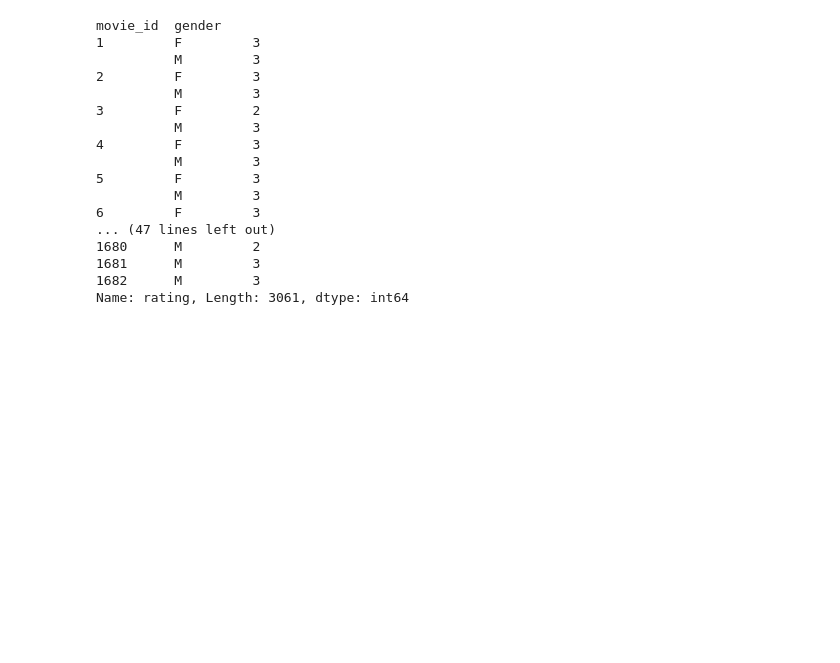
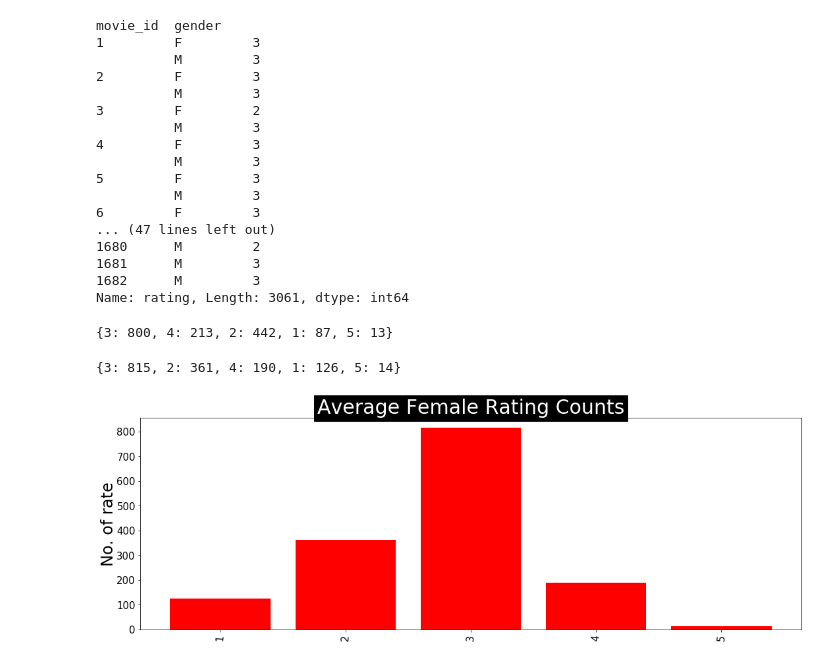
Before and after one commit to RonShmul/eCommerce, a Jupyter notebook: exercise1.ipynb, the cells around one changed output. Cells and saved outputs as stored; diff of their text form; code cells hidden in the pictures; blank space fills up the shorter version.

```diff
--- a/exercise1.ipynb
+++ b/exercise1.ipynb
@@ -83,3 +68,33 @@ movie_id  gender
 1681      M         3
 1682      M         3
 Name: rating, Length: 3061, dtype: int64
+# %%
+male_rating_counts = {}
+female_rating_counts = {}
+for k in round_ur_data.items():
+    if k[0][1] == 'M':
+        male_rating_counts[k[1]] = male_rating_counts.get(k[1], 0) + 1
+    if k[0][1] == 'F':
+        female_rating_counts[k[1]] = female_rating_counts.get(k[1], 0) + 1
+male_rating_counts
+# %% [output]
+{3: 800, 4: 213, 2: 442, 1: 87, 5: 13}
+# %%
+female_rating_counts
+# %% [output]
+{3: 815, 2: 361, 4: 190, 1: 126, 5: 14}
+# %%
+fig = plt.figure(1, figsize=(18,13))
+ax2 = fig.add_subplot(2,1,2)
+y_axis = list(female_rating_counts.values())
+x_axis = list(female_rating_counts.keys())
+x_label = list(female_rating_counts.keys())
+plt.xticks(rotation=85, fontsize = 15)
+plt.yticks(fontsize = 15)
+plt.xticks(x_axis, x_label)
+plt.ylabel("No. of rate", fontsize=24, labelpad=0)
+ax2.bar(x_axis, y_axis, align = 'center', color='r')
+plt.title("Average Female Rating Counts", bbox={'facecolor': 'k', 'pad': 5}, color='w', fontsize=30)
+plt.show()
+# %% [output]
+[figure, added]
```
Also changed, not shown: parts of 4 cells of this notebook.
